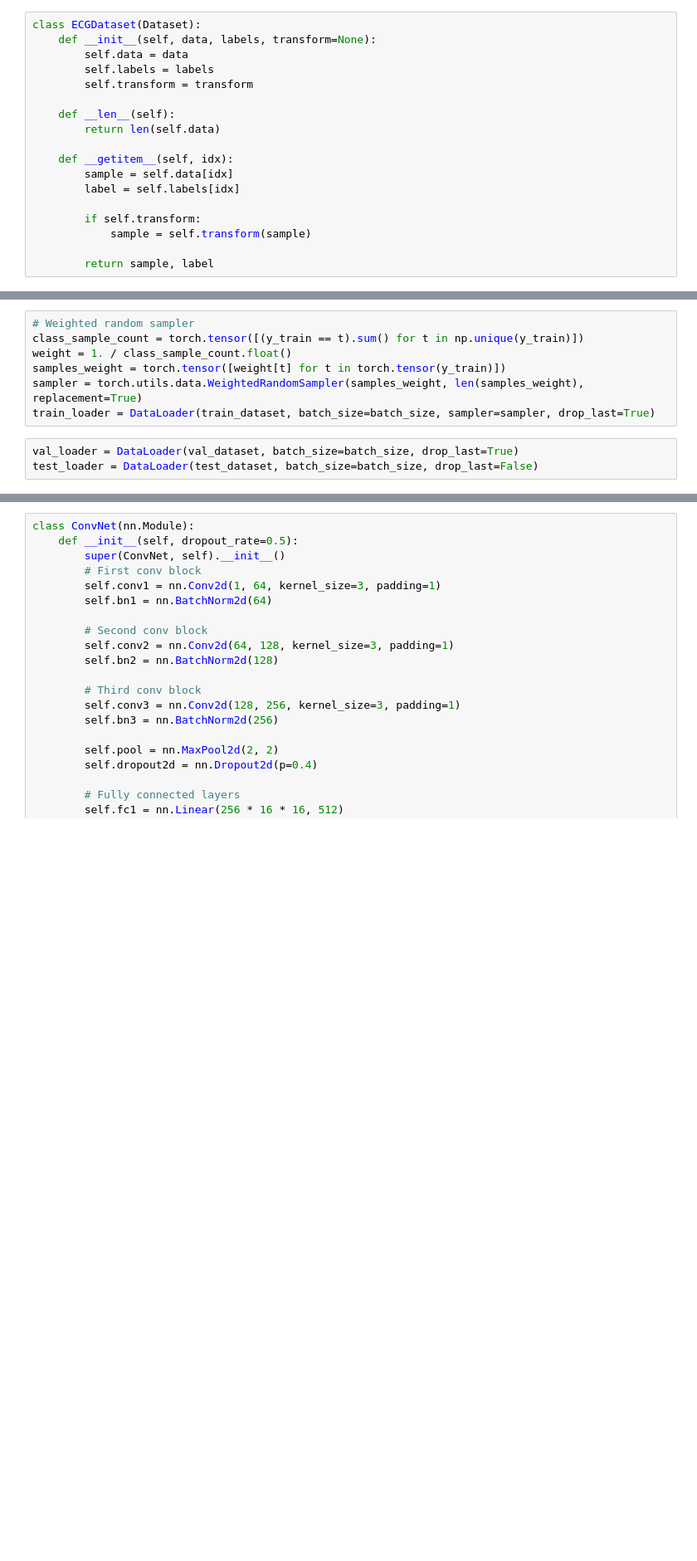
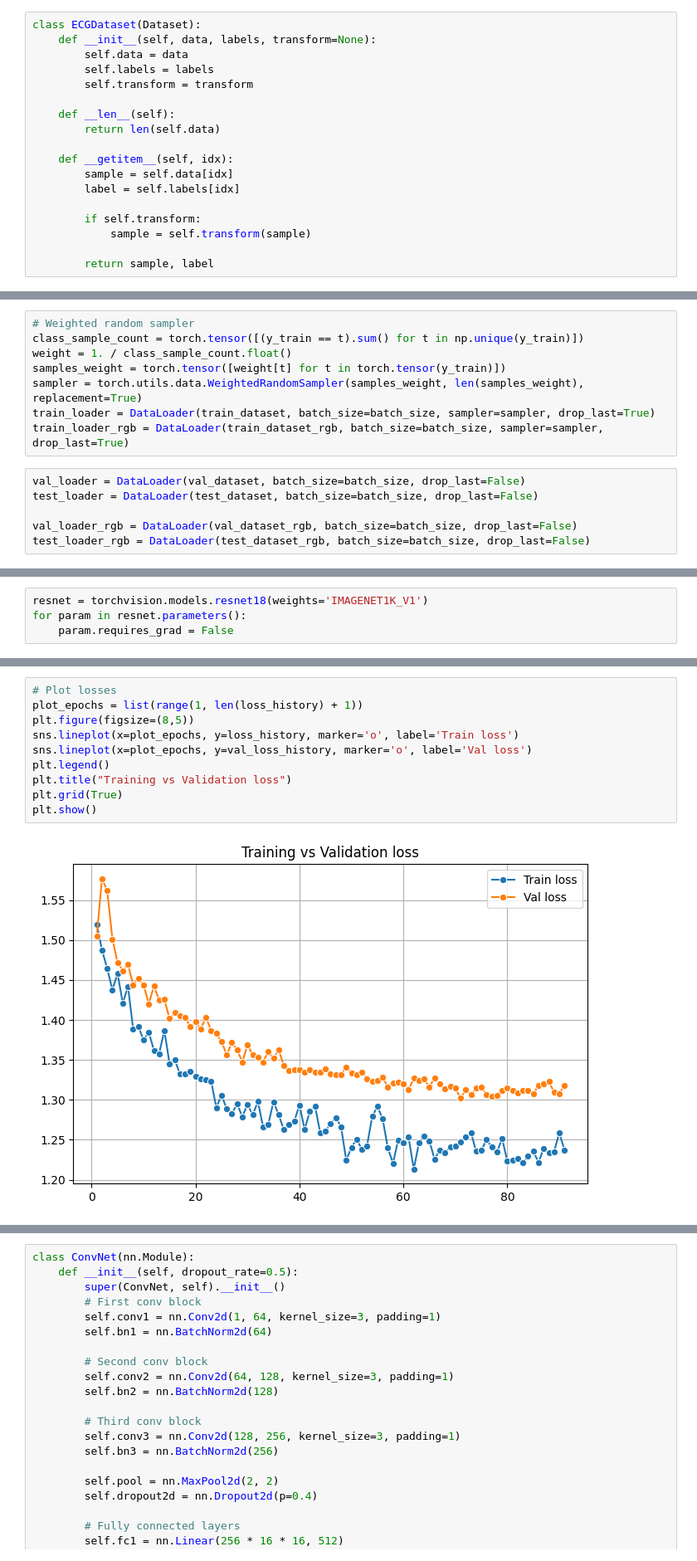
Before and after one commit to JopaXd/ecg-classification, a Jupyter notebook: training.ipynb, the cells around one changed output, grey strips where cells are left out. Shown at 83% size. Saved outputs shown, nothing was run; the diff lists cells and outputs as text; blank space fills up the shorter version.

Commit message:
Added example of finetuning resnet.

```diff
--- a/training.ipynb
+++ b/training.ipynb
@@ -119,6 +140,10 @@ weight = 1. / class_sample_count.float()
 samples_weight = torch.tensor([weight[t] for t in torch.tensor(y_train)])
 sampler = torch.utils.data.WeightedRandomSampler(samples_weight, len(samples_weight), replacement=True)
 train_loader = DataLoader(train_dataset, batch_size=batch_size, sampler=sampler, drop_last=True)
+train_loader_rgb = DataLoader(train_dataset_rgb, batch_size=batch_size, sampler=sampler, drop_last=True)
 # %%
-val_loader = DataLoader(val_dataset, batch_size=batch_size, drop_last=True)
+val_loader = DataLoader(val_dataset, batch_size=batch_size, drop_last=False)
 test_loader = DataLoader(test_dataset, batch_size=batch_size, drop_last=False)
+
+val_loader_rgb = DataLoader(val_dataset_rgb, batch_size=batch_size, drop_last=False)
+test_loader_rgb = DataLoader(test_dataset_rgb, batch_size=batch_size, drop_last=False)
@@ -124,0 +152,4 @@ test_loader = DataLoader(test_dataset, batch_size=batch_size, drop_last=False)
+# %%
+resnet = torchvision.models.resnet18(weights='IMAGENET1K_V1')
+for param in resnet.parameters():
+    param.requires_grad = False
@@ -124,0 +247,12 @@ test_loader = DataLoader(test_dataset, batch_size=batch_size, drop_last=False)
+# %%
+# Plot losses
+plot_epochs = list(range(1, len(loss_history) + 1))
+plt.figure(figsize=(8,5))
+sns.lineplot(x=plot_epochs, y=loss_history, marker='o', label='Train loss')
+sns.lineplot(x=plot_epochs, y=val_loss_history, marker='o', label='Val loss')
+plt.legend()
+plt.title("Training vs Validation loss")
+plt.grid(True)
+plt.show()
+# %% [output]
+[figure, added]
```
Also changed, not shown: parts of 22 cells of this notebook.
